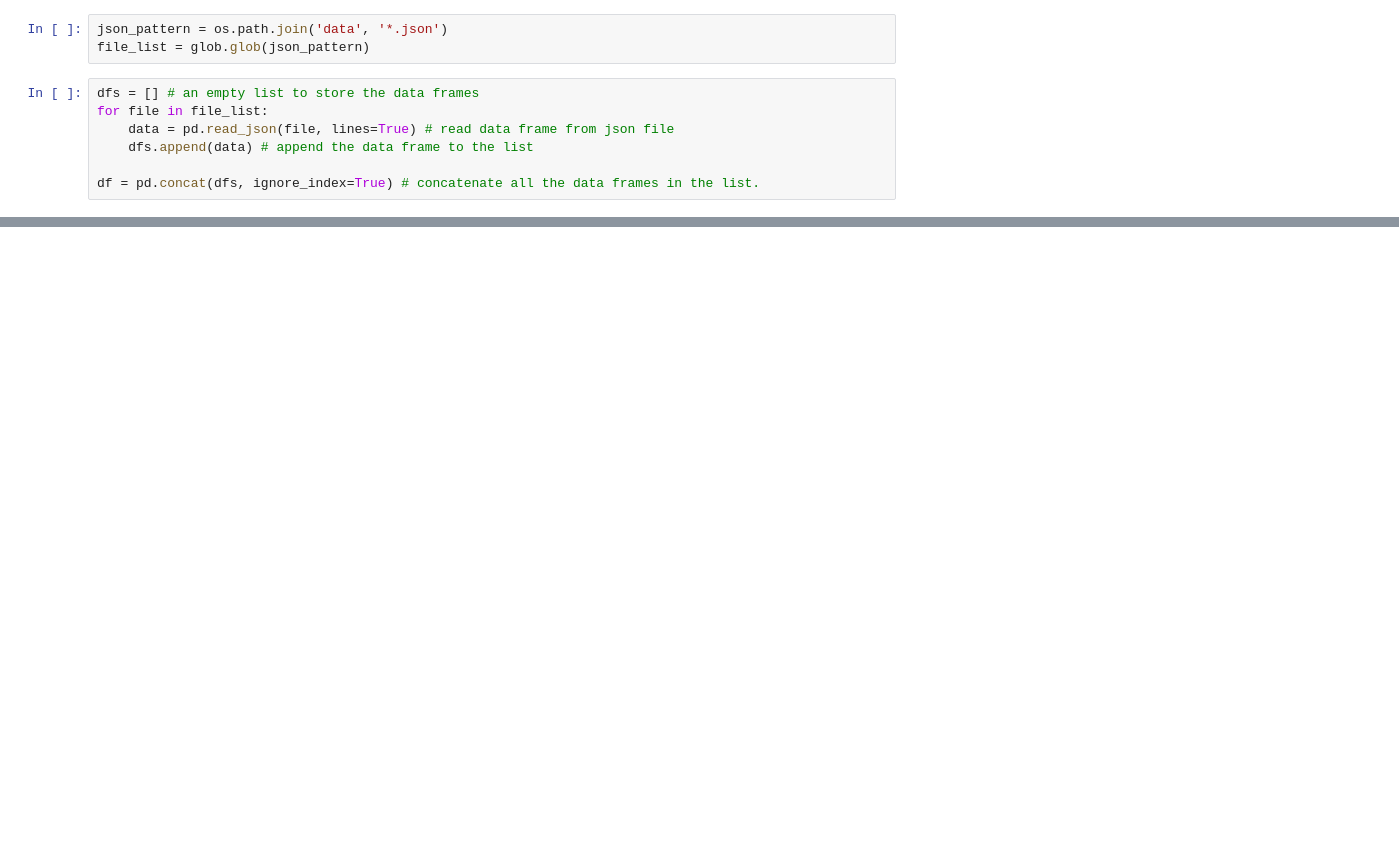
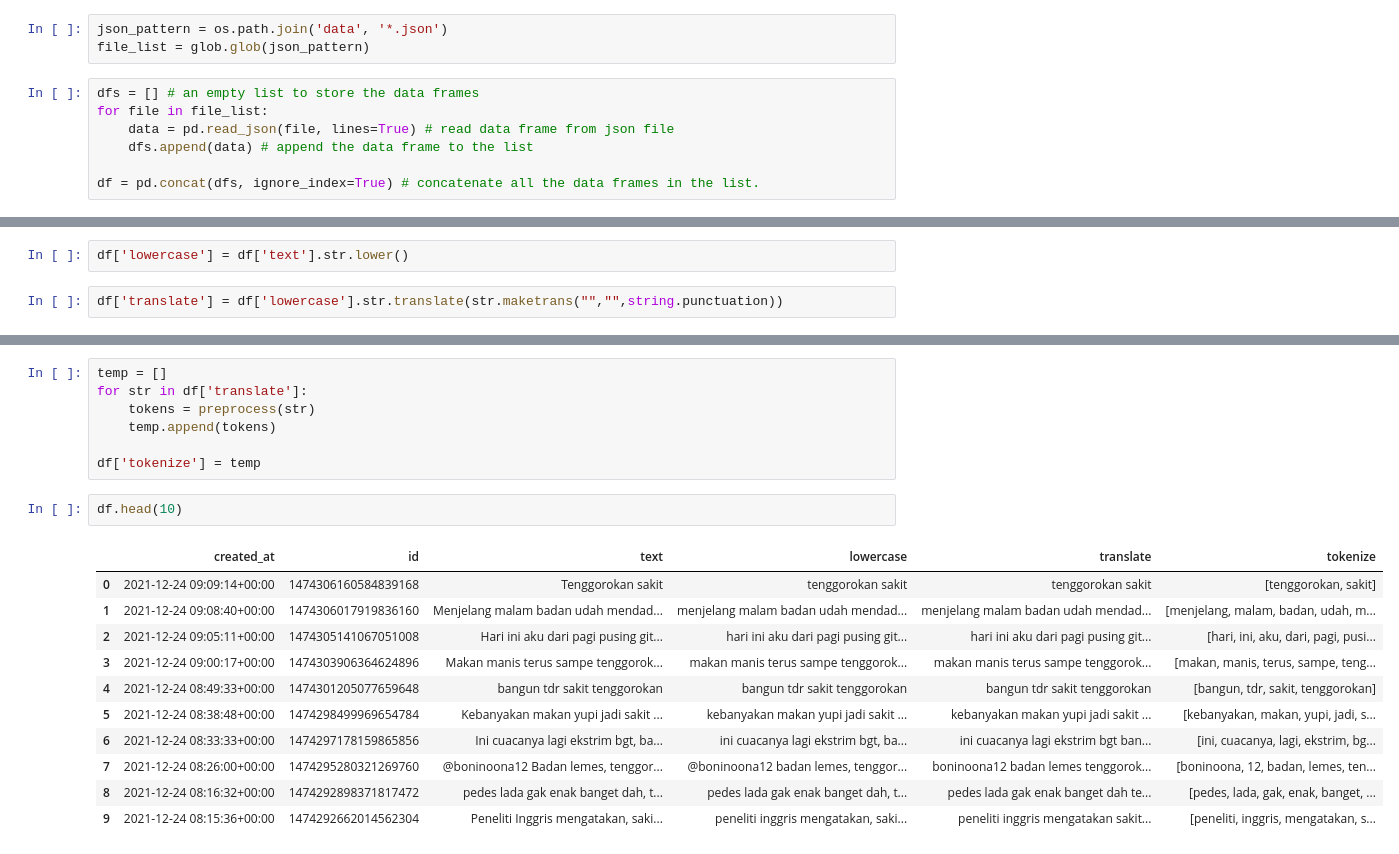
Before and after one commit to bigbisson/TrendingTwitterWordCrawling, a Jupyter notebook: main.ipynb, the cells around one changed output, grey strips where cells are left out. Drawn from its saved outputs; the diff is of its cells as text; blank space fills up the shorter version.

Commit message:
cleansing data 'till tokenizing next stopword

```diff
--- a/main.ipynb
+++ b/main.ipynb
@@ -78,0 +105,4 @@ df.set_index('created_at').sort_values(by='created_at', ascending=False).head(50
+# %%
+df['lowercase'] = df['text'].str.lower()
+# %%
+df['translate'] = df['lowercase'].str.translate(str.maketrans("","",string.punctuation))
@@ -78,0 +146,21 @@ df.set_index('created_at').sort_values(by='created_at', ascending=False).head(50
+# %%
+temp = []
+for str in df['translate']:
+    tokens = preprocess(str)
+    temp.append(tokens)
+
+df['tokenize'] = temp
+# %%
+df.head(10)
+# %% [output]
+|  | created_at | id | text | lowercase | translate | tokenize |
+| 0 | 2021-12-24 09:09:14+00:00 | 1474306160584839168 | Tenggorokan sakit | tenggorokan sakit | tenggorokan sakit | [tenggorokan, sakit] |
+| 1 | 2021-12-24 09:08:40+00:00 | 1474306017919836160 | Menjelang malam badan udah mendad... | menjelang malam badan udah mendad... | menjelang malam badan udah mendad... | [menjelang, malam, badan, udah, m... |
+| 2 | 2021-12-24 09:05:11+00:00 | 1474305141067051008 | Hari ini aku dari pagi pusing git... | hari ini aku dari pagi pusing git... | hari ini aku dari pagi pusing git... | [hari, ini, aku, dari, pagi, pusi... |
+| 3 | 2021-12-24 09:00:17+00:00 | 1474303906364624896 | Makan manis terus sampe tenggorok... | makan manis terus sampe tenggorok... | makan manis terus sampe tenggorok... | [makan, manis, terus, sampe, teng... |
+| 4 | 2021-12-24 08:49:33+00:00 | 1474301205077659648 | bangun tdr sakit tenggorokan | bangun tdr sakit tenggorokan | bangun tdr sakit tenggorokan | [bangun, tdr, sakit, tenggorokan] |
+| 5 | 2021-12-24 08:38:48+00:00 | 1474298499969654784 | Kebanyakan makan yupi jadi sakit ... | kebanyakan makan yupi jadi sakit ... | kebanyakan makan yupi jadi sakit ... | [kebanyakan, makan, yupi, jadi, s... |
+| 6 | 2021-12-24 08:33:33+00:00 | 1474297178159865856 | Ini cuacanya lagi ekstrim bgt, ba... | ini cuacanya lagi ekstrim bgt, ba... | ini cuacanya lagi ekstrim bgt ban... | [ini, cuacanya, lagi, ekstrim, bg... |
+| 7 | 2021-12-24 08:26:00+00:00 | 1474295280321269760 | @boninoona12 Badan lemes, tenggor... | @boninoona12 badan lemes, tenggor... | boninoona12 badan lemes tenggorok... | [boninoona, 12, badan, lemes, ten... |
+| 8 | 2021-12-24 08:16:32+00:00 | 1474292898371817472 | pedes lada gak enak banget dah, t... | pedes lada gak enak banget dah, t... | pedes lada gak enak banget dah te... | [pedes, lada, gak, enak, banget, ... |
+| 9 | 2021-12-24 08:15:36+00:00 | 1474292662014562304 | Peneliti Inggris mengatakan, saki... | peneliti inggris mengatakan, saki... | peneliti inggris mengatakan sakit... | [peneliti, inggris, mengatakan, s... |
```
Also changed, not shown: parts of 6 cells of this notebook.
